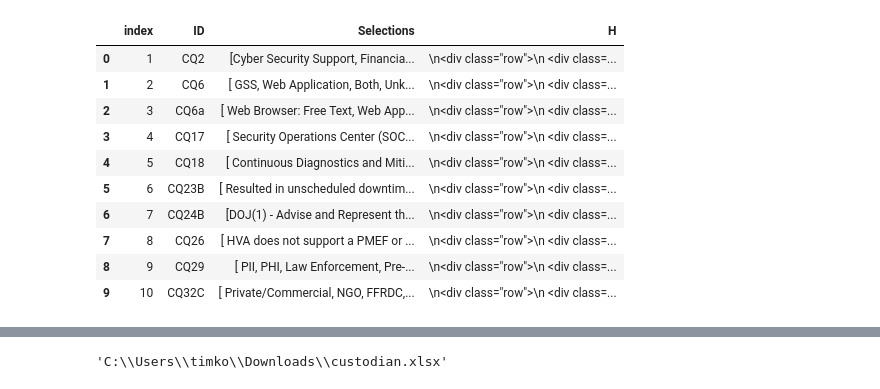
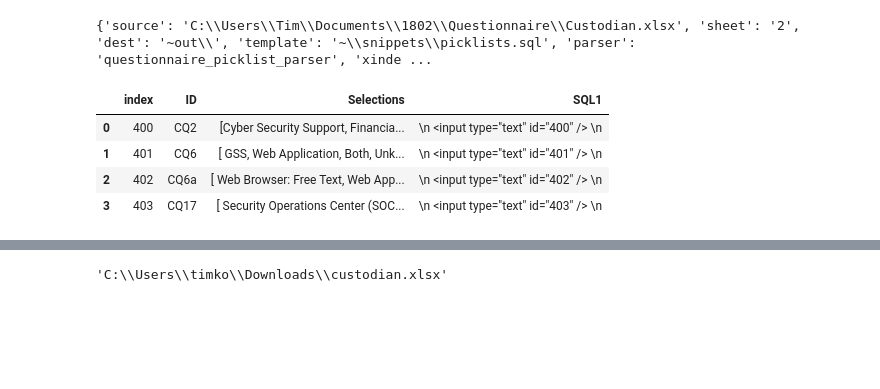
Before and after one commit to tmnkopp/PythonAutomation, a Jupyter notebook: CodeGenerators/codegen.ipynb, the cells around one changed output, grey strips where cells are left out. Drawn from its saved outputs; the diff is of its cells as text; code cells hidden in the pictures; blank space fills up the shorter version.

```diff
--- a/CodeGenerators/codegen.ipynb
+++ b/CodeGenerators/codegen.ipynb
@@ -12,6 +13,6 @@ from lib.questionnaire_picklist_parser import questionnaire_picklist_parser
 config = {}
 with open('config.json', 'r') as f:
     config=json.loads(f.read())
-config['source']  #v v   .size().reset_index(name='counts')
-ctx=context()
 ctx.config=config
+# %% [output]
+{'source': 'C:\\Users\\Tim\\Documents\\1802\\Questionnaire\\Custodian.xlsx', 'sheet': '2', 'dest': '~out\\', 'template': '~\\snippets\\picklists.sql', 'parser': 'questionnaire_picklist_parser', 'xinde ...
@@ -29,22 +19,23 @@ ss="""
+# %%
+s="""
+    <input type="text" id="{ID}" />
+"""
+ss="""
+<div class="row"><input type="text" id="{ID}" />
+</div>
+"""
 # %%
 p=questionnaire_picklist_parser(ctx)
 df=p.parse()
-df=df.iloc[:,0:3]
-df=df.reset_index()
+df=df.iloc[:,0:3].reset_index()
 df=df.groupby(['ID'], as_index=False).agg({'Selections': list, 'index':min}).sort_values(by='index')
-df.index = df.index.factorize()[0] + 1
+df.index = range(400,len(df)+400)
 df=df.drop(columns='index').reset_index()
-df['H']=df['index'].apply(lambda r: s.replace('{ID}',r))
-df
+df['SQL1']=df['index'].apply(lambda r: s.replace('{ID}',str(r)))
+df[:4]
 # %% [output]
-|  | index | ID | Selections | H |
-| 0 | 1 | CQ2 | [Cyber Security Support, Financia... | \n<div class="row">\n <div class=... |
-| 1 | 2 | CQ6 | [ GSS, Web Application, Both, Unk... | \n<div class="row">\n <div class=... |
-| 2 | 3 | CQ6a | [ Web Browser: Free Text, Web App... | \n<div class="row">\n <div class=... |
-| 3 | 4 | CQ17 | [ Security Operations Center (SOC... | \n<div class="row">\n <div class=... |
-| 4 | 5 | CQ18 | [ Continuous Diagnostics and Miti... | \n<div class="row">\n <div class=... |
-| 5 | 6 | CQ23B | [ Resulted in unscheduled downtim... | \n<div class="row">\n <div class=... |
-| 6 | 7 | CQ24B | [DOJ(1) - Advise and Represent th... | \n<div class="row">\n <div class=... |
-| 7 | 8 | CQ26 | [ HVA does not support a PMEF or ... | \n<div class="row">\n <div class=... |
-| 8 | 9 | CQ29 | [ PII, PHI, Law Enforcement, Pre-... | \n<div class="row">\n <div class=... |
-| 9 | 10 | CQ32C | [ Private/Commercial, NGO, FFRDC,... | \n<div class="row">\n <div class=... |
+|  | index | ID | Selections | SQL1 |
+| 0 | 400 | CQ2 | [Cyber Security Support, Financia... | \n <input type="text" id="400" /> \n |
+| 1 | 401 | CQ6 | [ GSS, Web Application, Both, Unk... | \n <input type="text" id="401" /> \n |
+| 2 | 402 | CQ6a | [ Web Browser: Free Text, Web App... | \n <input type="text" id="402" /> \n |
+| 3 | 403 | CQ17 | [ Security Operations Center (SOC... | \n <input type="text" id="403" /> \n |
```
Also changed, not shown: parts of 4 cells of this notebook.
